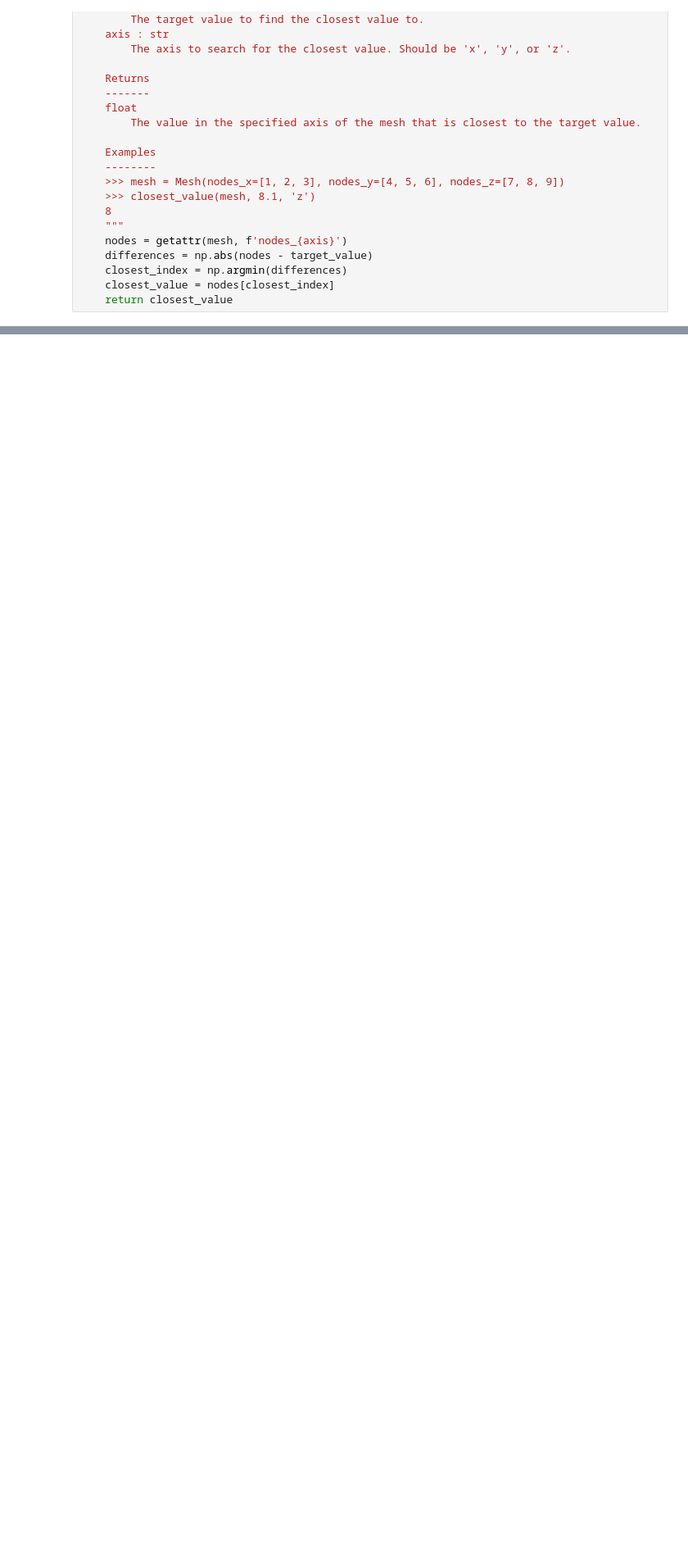
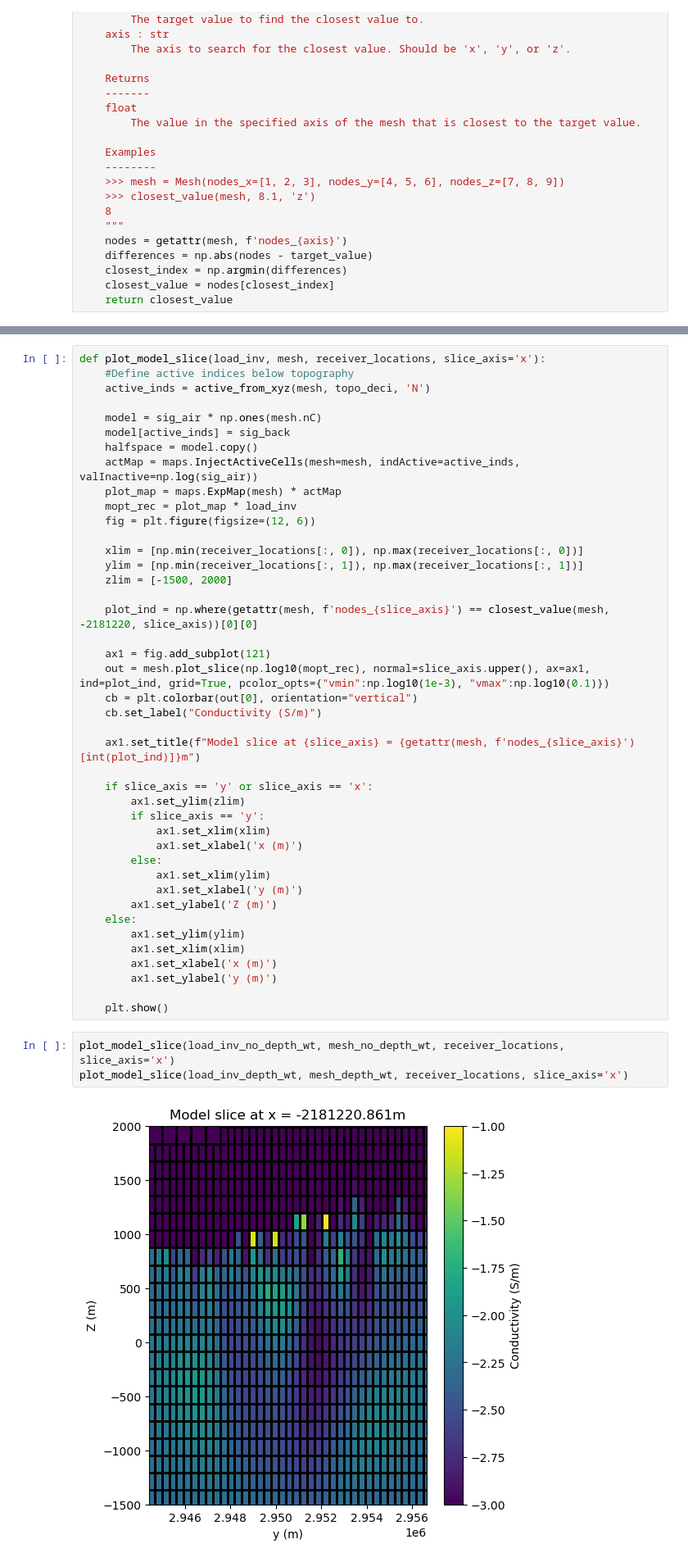
Before and after one commit to pokarparth/ztem_simpeg, a Jupyter notebook: notebooks/inv_visualizer.ipynb, the cells around one changed output, grey strips where cells are left out. Shown at 82% size. Saved outputs shown, nothing was run; the diff lists cells and outputs as text; blank space fills up the shorter version.

Commit message:
update models

```diff
--- a/notebooks/inv_visualizer.ipynb
+++ b/notebooks/inv_visualizer.ipynb
@@ -191,0 +148,47 @@ for i in range(8):
+# %%
+def plot_model_slice(load_inv, mesh, receiver_locations, slice_axis='x'):
+    #Define active indices below topography
+    active_inds = active_from_xyz(mesh, topo_deci, 'N')
+
+    model = sig_air * np.ones(mesh.nC)
+    model[active_inds] = sig_back
+    halfspace = model.copy()
+    actMap = maps.InjectActiveCells(mesh=mesh, indActive=active_inds, valInactive=np.log(sig_air))
+    plot_map = maps.ExpMap(mesh) * actMap
+    mopt_rec = plot_map * load_inv
+    fig = plt.figure(figsize=(12, 6))
+
+    xlim = [np.min(receiver_locations[:, 0]), np.max(receiver_locations[:, 0])]
+    ylim = [np.min(receiver_locations[:, 1]), np.max(receiver_locations[:, 1])]
+    zlim = [-1500, 2000]
+
+    plot_ind = np.where(getattr(mesh, f'nodes_{slice_axis}') == closest_value(mesh, -2181220, slice_axis))[0][0]
+
+    ax1 = fig.add_subplot(121)
+    out = mesh.plot_slice(np.log10(mopt_rec), normal=slice_axis.upper(), ax=ax1, ind=plot_ind, grid=True, pcolor_opts={"vmin":np.log10(1e-3), "vmax":np.log10(0.1)})
+    cb = plt.colorbar(out[0], orientation="vertical")
+    cb.set_label("Conductivity (S/m)")
+
+    ax1.set_title(f"Model slice at {slice_axis} = {getattr(mesh, f'nodes_{slice_axis}')[int(plot_ind)]}m")
+
+    if slice_axis == 'y' or slice_axis == 'x':
+        ax1.set_ylim(zlim)
+        if slice_axis == 'y':
+            ax1.set_xlim(xlim)
+            ax1.set_xlabel('x (m)')
+        else:
+            ax1.set_xlim(ylim)
+            ax1.set_xlabel('y (m)')
+        ax1.set_ylabel('Z (m)')
+    else:
+        ax1.set_ylim(ylim)
+        ax1.set_xlim(xlim)
+        ax1.set_xlabel('x (m)')
+        ax1.set_ylabel('y (m)')
+
+    plt.show()
+# %%
+plot_model_slice(load_inv_no_depth_wt, mesh_no_depth_wt, receiver_locations, slice_axis='x')
+plot_model_slice(load_inv_depth_wt, mesh_depth_wt, receiver_locations, slice_axis='x')
+# %% [output]
+[figure, added]
```
Also changed, not shown: parts of 13 cells of this notebook, 32 other files.
